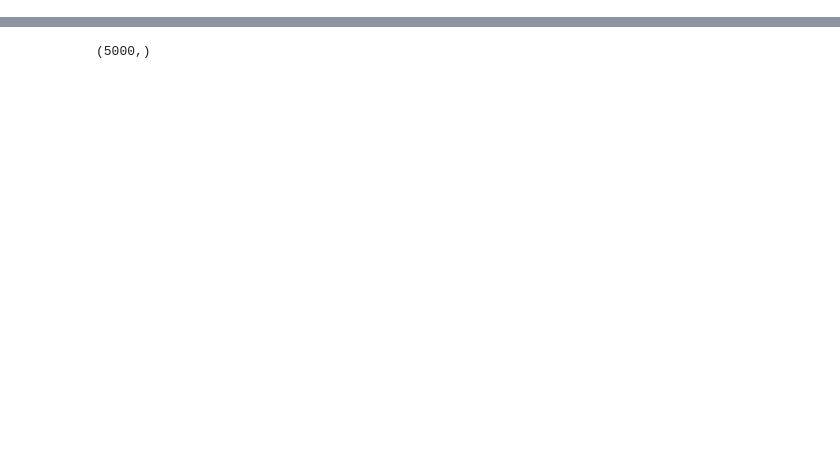
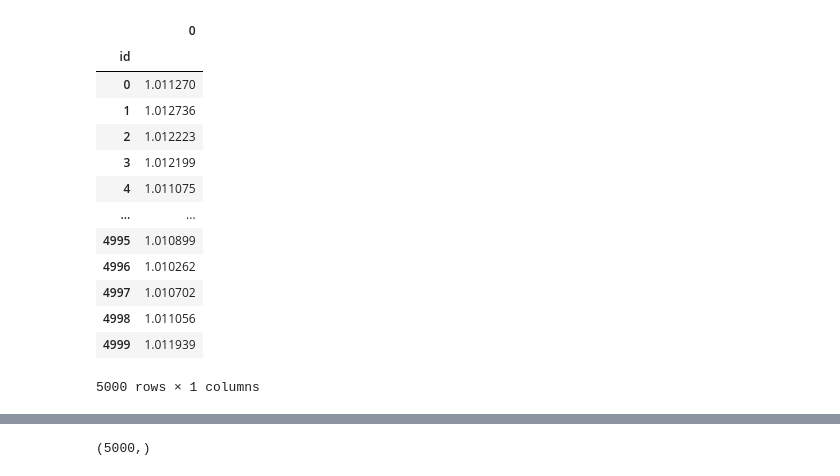
Before and after one commit to ZhangKaly/Principal-Curvature, a Jupyter notebook: src/plot_results_ellipsoid.ipynb, the cells around one changed output, grey strips where cells are left out. Saved outputs shown, nothing was run; the diff lists cells and outputs as text; code cells hidden in the pictures; blank space fills up the shorter version.

```diff
--- a/src/plot_results_ellipsoid.ipynb
+++ b/src/plot_results_ellipsoid.ipynb
@@ -38,4 +38,21 @@ np.savetxt("curvature_ellipsoid_ratio_4_combined.csv", final_df.values)
 # Show the head of the final DataFrame as a sample
+# %%
+final_df
+# %% [output]
+|  | 0 |
+| id |  |
+| 0 | 1.011270 |
+| 1 | 1.012736 |
+| 2 | 1.012223 |
+| 3 | 1.012199 |
+| 4 | 1.011075 |
+| ... | ... |
+| 4995 | 1.010899 |
+| 4996 | 1.010262 |
+| 4997 | 1.010702 |
+| 4998 | 1.011056 |
+| 4999 | 1.011939 |
+5000 rows × 1 columns
 # %%
 # final_df = pd.DataFrame(np.loadtxt("results/ellipsoid/curvature_ellipsoid_ratio_4_combined.csv", delimiter=','))
 # %%
```
Also changed, not shown: parts of 8 cells of this notebook, 6 other files.
